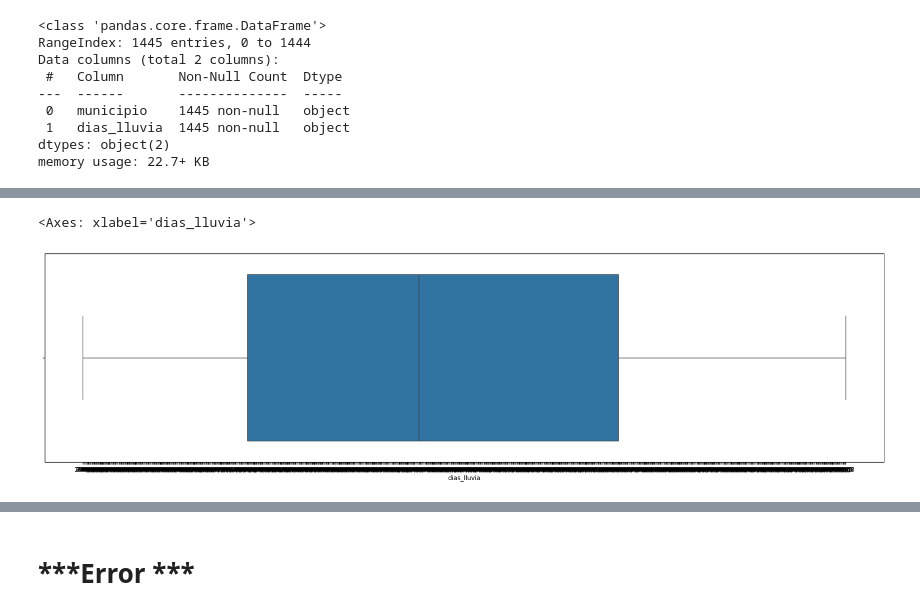
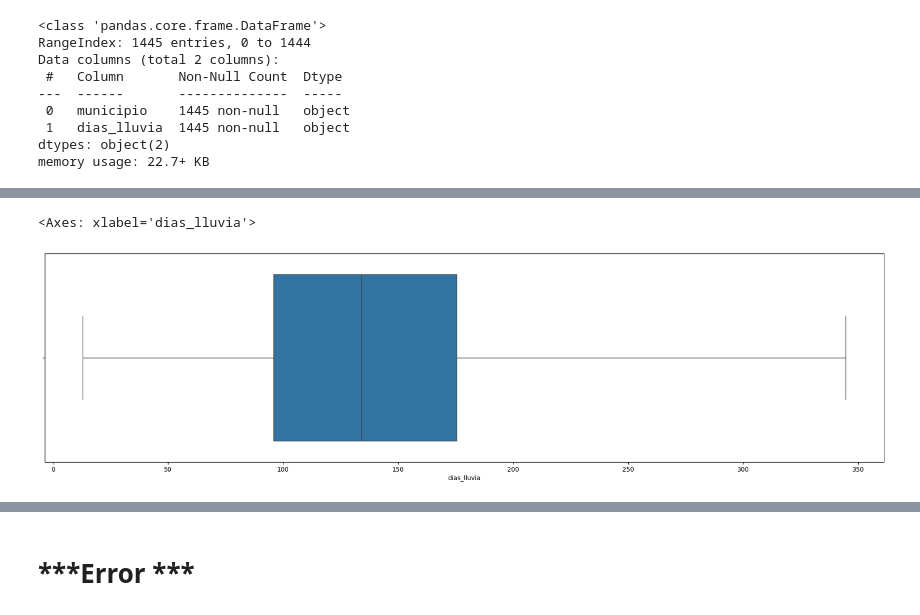
Before and after one commit to gluoneros/talentoTech, a Jupyter notebook: ProyectoFinal_Probador.ipynb, the cells around one changed output, grey strips where cells are left out. Saved outputs shown, nothing was run; the diff lists cells and outputs as text; code cells hidden in the pictures.

```diff
--- a/ProyectoFinal_Probador.ipynb
+++ b/ProyectoFinal_Probador.ipynb
@@ -698,4 +693,8 @@ Data columns (total 2 columns):
  1   dias_lluvia  1445 non-null   object
 dtypes: object(2)
 memory usage: 22.7+ KB
+# %%
+df5['dias_lluvia'] = df5['dias_lluvia'].str.strip()  # elimina espacios en blanco
+# %%
+df5['dias_lluvia'] = df5['dias_lluvia'].str.replace(',', '.', regex=False)
 # %%
@@ -702,0 +707,3 @@ df5['dias_lluvia'] = pd.to_numeric(df5['dias_lluvia'], errors='coerce')
+# %%
+df5['municipio'] = df5['municipio'].str.upper()
+df5
@@ -715,6 +759,7 @@ memory usage: 22.7+ KB
 # %%
 plt.figure(figsize=(24, 6))
-sns.boxplot(x=df5['dias_lluvia'], showfliers=False)
+# Remove the 'kind' argument, as it's not needed for sns.boxplot
+sns.boxplot(x=df5['dias_lluvia'], whis=3)
 # %% [output]
 <Axes: xlabel='dias_lluvia'>
-[figure, old version]
+[figure, new version]
```
Also changed, not shown: parts of 29 cells of this notebook, 1 other file.
